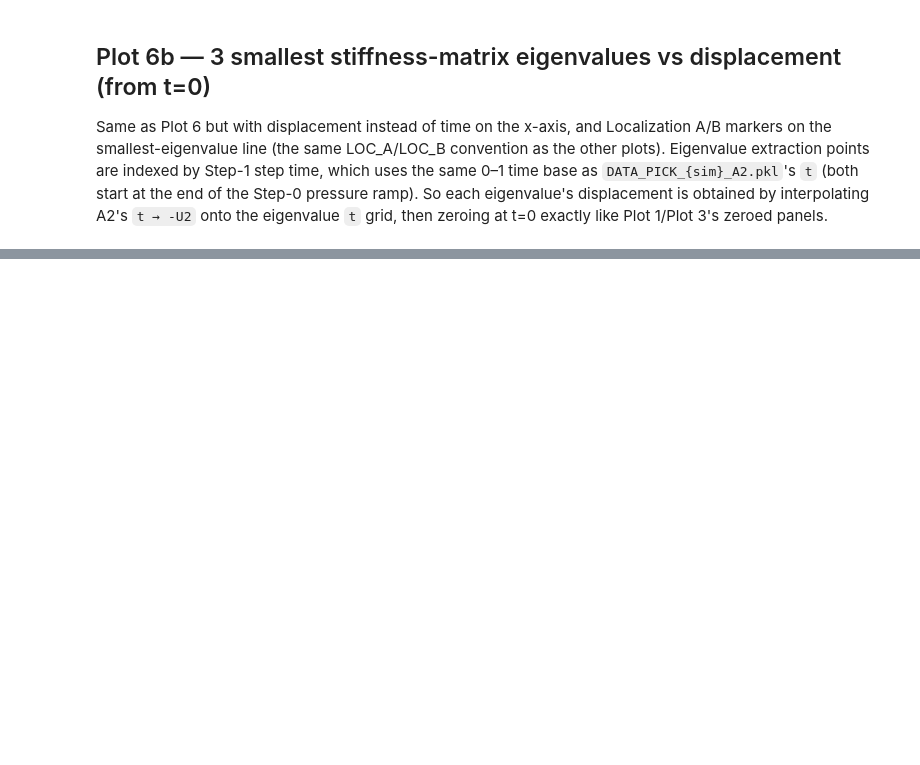
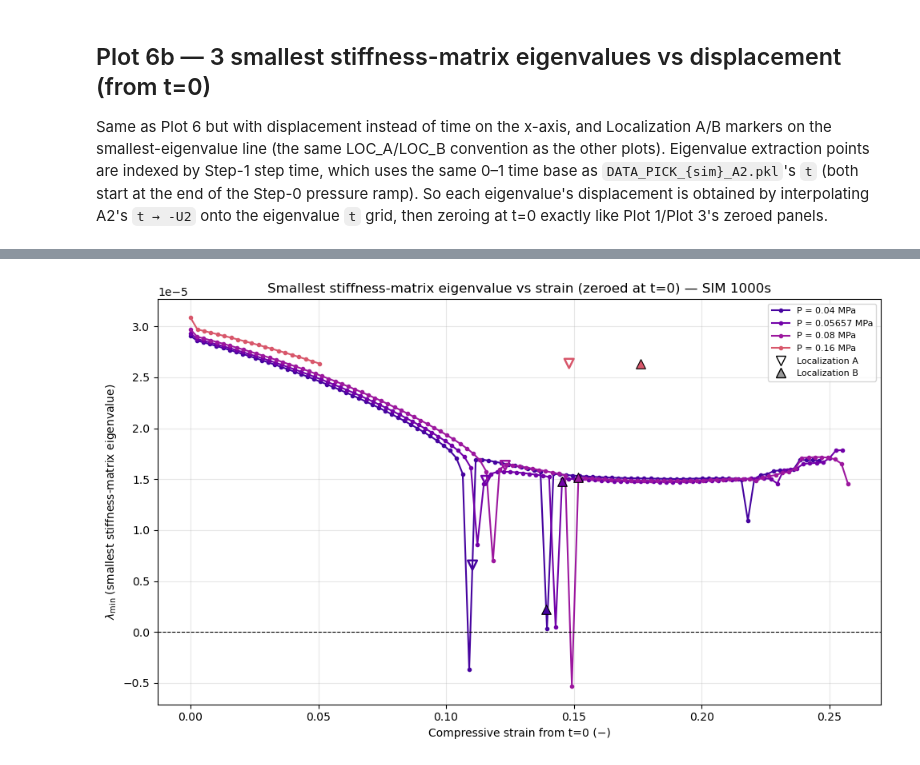
Before and after one commit to francoruffini17/FOAM_V03, a Jupyter notebook: Z001_Results_Analizer/SIM_1000s_analysis.ipynb, the cells around one changed output, grey strips where cells are left out. Cells and saved outputs as stored; diff of their text form; code cells hidden in the pictures; blank space fills up the shorter version.

```diff
--- a/Z001_Results_Analizer/SIM_1000s_analysis.ipynb
+++ b/Z001_Results_Analizer/SIM_1000s_analysis.ipynb
@@ -828,0 +835,65 @@ plt.show()
+# %%
+fig, ax = plt.subplots(figsize=(10, 6))
+cmap = plt.get_cmap('plasma', len(SIMS))
+
+for idx, sim in enumerate(SIMS):
+    a2     = load_pkl(os.path.join(RESULTS_DIR, f'DATA_PICK_{sim}_A2.pkl'))
+    e_data = load_pkl(os.path.join(RESULTS_DIR, f'DATA_PICK_{sim:03d}_E.pkl'))
+    if a2 is None or e_data is None:
+        del a2, e_data
+        continue
+    a2_t  = np.array(a2['t'])
+    displ = -np.array(a2['U2']['PERN-9999997'])
+    eig_t = np.array(e_data['t'])
+    # 'eigenvalues' holds the n_eigenvalues smallest eigenvalues (ascending)
+    # per frame; older E.pkl files only have the single smallest ('lambda_min').
+    if 'eigenvalues' in e_data:
+        eigvals = np.array(e_data['eigenvalues'])
+    else:
+        eigvals = np.array(e_data['lambda_min'])[:, None]
+    del e_data
+
+    # Skip sims whose eigenvalue extraction hasn't produced any points yet
+    # (e.g. a stale/empty DATA_PICK_{sim}_E.pkl) - nothing to plot or
+    # interpolate localization markers against.
+    if eig_t.size == 0:
+        del a2
+        continue
+
+    # Compressive displacement from t=0, and the corresponding strain, same
+    # convention as Plot 1s/2s/3s: height0 = 20 - displ(t=0).
+    displ0     = displ[0]
+    displ_zero = displ - displ0
+    height0    = 20 - displ0
+    strain     = displ_zero / height0
+    del a2
+
+    # Eigenvalue extraction points are indexed by Step-1 step time - interpolate
+    # onto A2's time grid to get the strain at each extraction point.
+    eig_strain = np.interp(eig_t, a2_t, strain)
+    lambda_min = eigvals[:, 0]
+
+    ax.plot(eig_strain, lambda_min, color=cmap(idx), marker='o', ms=3,
+            label=f'P = {PRESSURES[sim]:.4g} MPa')
+
+    if sim in LOC_A:
+        xA = (LOC_A[sim] - displ0) / height0
+        yA = np.interp(xA, eig_strain, lambda_min)
+        ax.scatter(xA, yA, marker='v', s=70, facecolor='none',
+                   edgecolor=cmap(idx), linewidths=1.8, zorder=5)
+    if sim in LOC_B:
+        xB = (LOC_B[sim] - displ0) / height0
+        yB = np.interp(xB, eig_strain, lambda_min)
+        ax.scatter(xB, yB, marker='^', s=70, facecolor=cmap(idx),
+                   edgecolor='k', linewidths=0.8, zorder=5)
+
+ax.axhline(0, color='k', linewidth=0.8, linestyle='--')
+ax.set_xlabel('Compressive strain from t=0 (−)')
+ax.set_ylabel(r'$\lambda_{\min}$ (smallest stiffness-matrix eigenvalue)')
+ax.set_title('Smallest stiffness-matrix eigenvalue vs strain (zeroed at t=0) — SIM 1000s')
+ax.legend(*add_localization_legend(ax), loc='best', fontsize=8)
+ax.grid(True, alpha=0.3)
+fig.tight_layout()
+plt.show()
+# %% [output]
+[figure, added]
```
Also changed, not shown: parts of 3 cells of this notebook, 4 other files.
